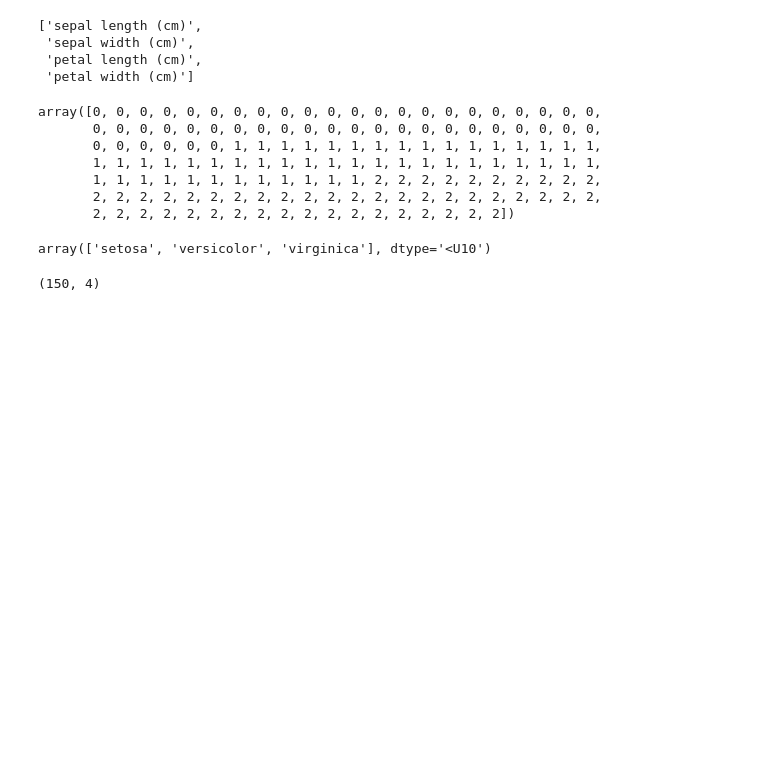
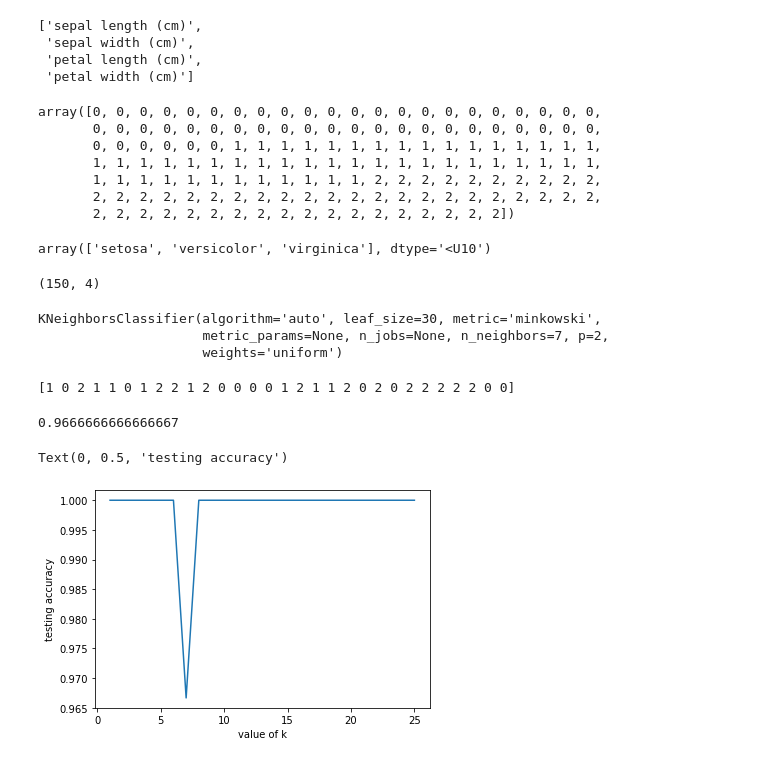
Before and after one commit to akshitgupta29/CodeClinic_Python, a Jupyter notebook: KNN_Algo.ipynb, the cells around one changed output. Saved outputs shown, nothing was run; the diff lists cells and outputs as text; code cells hidden in the pictures; blank space fills up the shorter version.

```diff
--- a/KNN_Algo.ipynb
+++ b/KNN_Algo.ipynb
@@ -61,3 +59,43 @@ X = iris.data
 y = iris.target
 # %%
 X_train, X_test, y_train, y_test = train_test_split(X,y, test_size = 0.2, random_state = 42)
+# %%
+from sklearn.neighbors import KNeighborsClassifier
+knn = KNeighborsClassifier(n_neighbors=7)
+# %%
+knn.fit(X_train, y_train)
+# %% [output]
+KNeighborsClassifier(algorithm='auto', leaf_size=30, metric='minkowski',
+                     metric_params=None, n_jobs=None, n_neighbors=7, p=2,
+                     weights='uniform')
+# %%
+print (knn.predict(X_test))
+# %% [output]
+[1 0 2 1 1 0 1 2 2 1 2 0 0 0 0 1 2 1 1 2 0 2 0 2 2 2 2 2 0 0]
+# %%
+knn.score(X_test, y_test)
+# %% [output]
+0.9666666666666667
+# %%
+from sklearn import metrics
+k_range = range(1,26)
+# %%
+from sklearn import metrics
+scores = {}
+score_list = []
+for k in k_range:
+  knn = KNeighborsClassifier (n_neighbors = k)
+  knn.fit (X_train, y_train)
+  y_pred = knn.predict(X_test)
+  scores [k] = metrics.accuracy_score(y_test, y_pred)
+  score_list.append(metrics.accuracy_score(y_test, y_pred))
+# %%
+%matplotlib inline
+import matplotlib.pyplot as plt
+
+plt.plot (k_range, score_list)
+plt.xlabel ("value of k")
+plt.ylabel ('testing accuracy')
+# %% [output]
+Text(0, 0.5, 'testing accuracy')
+[figure, added]
```
Also changed, not shown: parts of 1 cell of this notebook.
